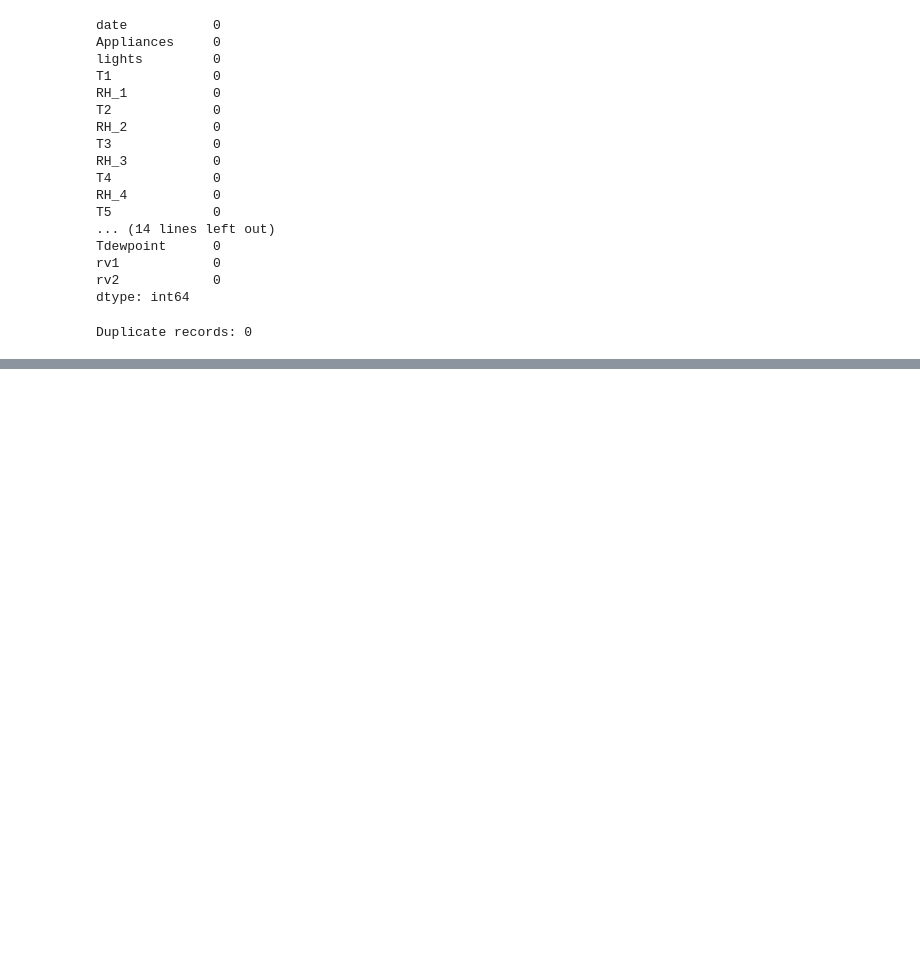
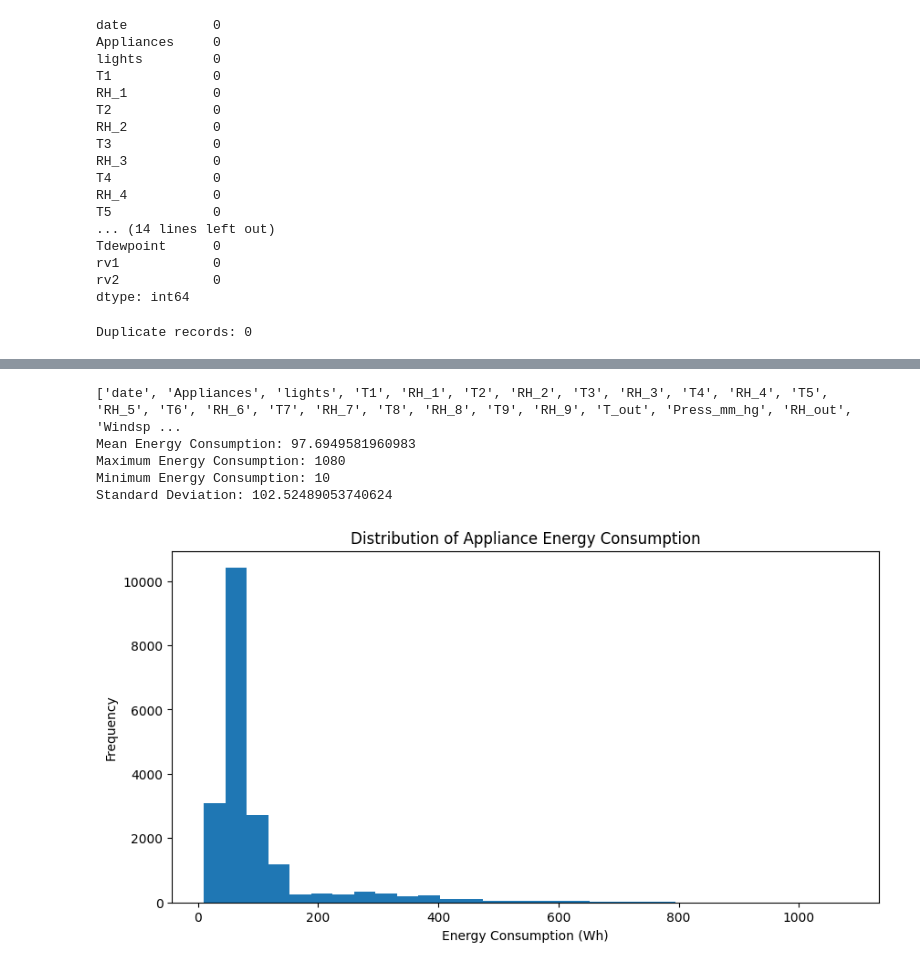
Before and after one commit to neginaitik68-occ/smart_energy_prediction, a Jupyter notebook: notebooks/linear_regression.ipynb, the cells around one changed output, grey strips where cells are left out. Saved outputs shown, nothing was run; the diff lists cells and outputs as text; code cells hidden in the pictures; blank space fills up the shorter version.

```diff
--- a/notebooks/linear_regression.ipynb
+++ b/notebooks/linear_regression.ipynb
@@ -85,3 +85,29 @@ dtype: int64
 print("Duplicate records:", df.duplicated().sum())
 # %% [output]
 Duplicate records: 0
+# %%
+import pandas as pd
+import numpy as np
+import matplotlib.pyplot as plt
+import seaborn as sns
+
+print("All libraries imported successfully!")
+
+df = pd.read_csv("../dataset/KAG_energydata_complete.csv")
+
+print("Dataset loaded successfully!")
+
+print("Number of rows:", df.shape[0])
+print("Number of columns:", df.shape[1])
+
+df.head()
+
+df.info()
+
+df.describe()
+
+missing_values = df.isnull().sum()
+
+print(missing_values)
+
+print("Total duplicate records:", df.duplicated().sum())
@@ -87,0 +132,23 @@ Duplicate records: 0
+# %%
+print(df.columns.tolist())
+print("Mean Energy Consumption:", df["Appliances"].mean())
+print("Maximum Energy Consumption:", df["Appliances"].max())
+print("Minimum Energy Consumption:", df["Appliances"].min())
+print("Standard Deviation:", df["Appliances"].std())
+
+plt.figure(figsize=(10, 5))
+
+plt.hist(df["Appliances"], bins=30)
+
+plt.title("Distribution of Appliance Energy Consumption")
+plt.xlabel("Energy Consumption (Wh)")
+plt.ylabel("Frequency")
+
+plt.show()
+# %% [output]
+['date', 'Appliances', 'lights', 'T1', 'RH_1', 'T2', 'RH_2', 'T3', 'RH_3', 'T4', 'RH_4', 'T5', 'RH_5', 'T6', 'RH_6', 'T7', 'RH_7', 'T8', 'RH_8', 'T9', 'RH_9', 'T_out', 'Press_mm_hg', 'RH_out', 'Windsp ...
+Mean Energy Consumption: 97.6949581960983
+Maximum Energy Consumption: 1080
+Minimum Energy Consumption: 10
+Standard Deviation: 102.52489053740624
+[figure, added]
```
Also changed, not shown: parts of 6 cells of this notebook.
